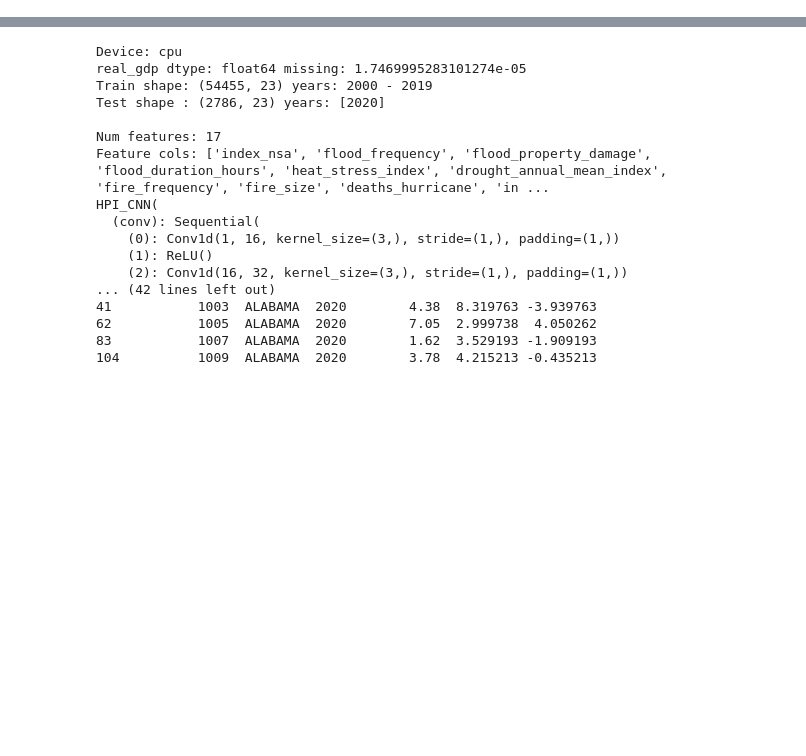
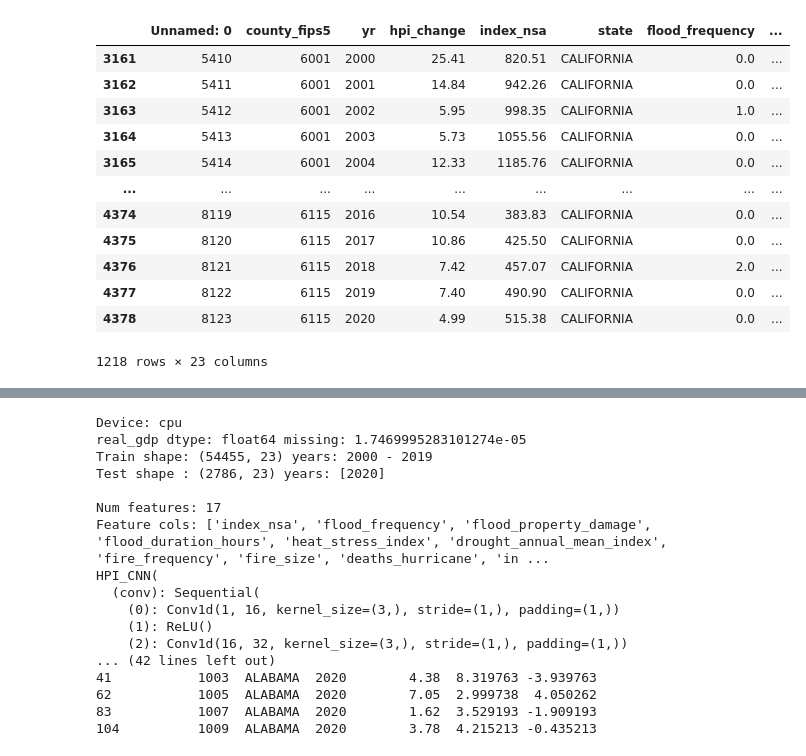
Before and after one commit to Ramil-cyber/Capstone_Citizensbank_climate-risk_insurance-exposure_monitoring, a Jupyter notebook: 03_code/data_exploration/deep_learning_model_on_Financial_climate_data_Jipu_with20epochs.ipynb, the cells around one changed output, grey strips where cells are left out. Drawn from its saved outputs; the diff is of its cells as text; code cells hidden in the pictures; blank space fills up the shorter version.

```diff
--- a/03_code/data_exploration/deep_learning_model_on_Financial_climate_data_Jipu_with20epochs.ipynb
+++ b/03_code/data_exploration/deep_learning_model_on_Financial_climate_data_Jipu_with20epochs.ipynb
@@ -6,9 +6,13 @@ csv_path = "../../02_processed_data/FINAL_CLIMATE_FINANCIAL_DATA.csv"
 # low_memory=False avoids the mixed-type warning during chunked inference
 df = pd.read_csv(csv_path, low_memory=False)
 
-print("Shape:", df.shape)
+# ---- Filter to California ----
+# Change "state" to your actual column name if different (e.g., "state_name", "STATE", etc.)
+df = df[df["state"].astype(str).str.strip().str.upper() == "CALIFORNIA"].copy()
 
-# show all columnsv
+print("Shape (CA only):", df.shape)
+
+# show all columns
 print("\nColumns:")
 print(df.columns.tolist())
 
@@ -22,0 +45,16 @@ print(missing.head(15))
+# %%
+df
+# %% [output]
+|  | Unnamed: 0 | county_fips5 | yr | hpi_change | index_nsa | state | flood_frequency | ... |
+| 3161 | 5410 | 6001 | 2000 | 25.41 | 820.51 | CALIFORNIA | 0.0 | ... |
+| 3162 | 5411 | 6001 | 2001 | 14.84 | 942.26 | CALIFORNIA | 0.0 | ... |
+| 3163 | 5412 | 6001 | 2002 | 5.95 | 998.35 | CALIFORNIA | 1.0 | ... |
+| 3164 | 5413 | 6001 | 2003 | 5.73 | 1055.56 | CALIFORNIA | 0.0 | ... |
+| 3165 | 5414 | 6001 | 2004 | 12.33 | 1185.76 | CALIFORNIA | 0.0 | ... |
+| ... | ... | ... | ... | ... | ... | ... | ... | ... |
+| 4374 | 8119 | 6115 | 2016 | 10.54 | 383.83 | CALIFORNIA | 0.0 | ... |
+| 4375 | 8120 | 6115 | 2017 | 10.86 | 425.50 | CALIFORNIA | 0.0 | ... |
+| 4376 | 8121 | 6115 | 2018 | 7.42 | 457.07 | CALIFORNIA | 2.0 | ... |
+| 4377 | 8122 | 6115 | 2019 | 7.40 | 490.90 | CALIFORNIA | 0.0 | ... |
+| 4378 | 8123 | 6115 | 2020 | 4.99 | 515.38 | CALIFORNIA | 0.0 | ... |
+1218 rows × 23 columns
```
Also changed, not shown: parts of 9 cells of this notebook, 7 other files.
